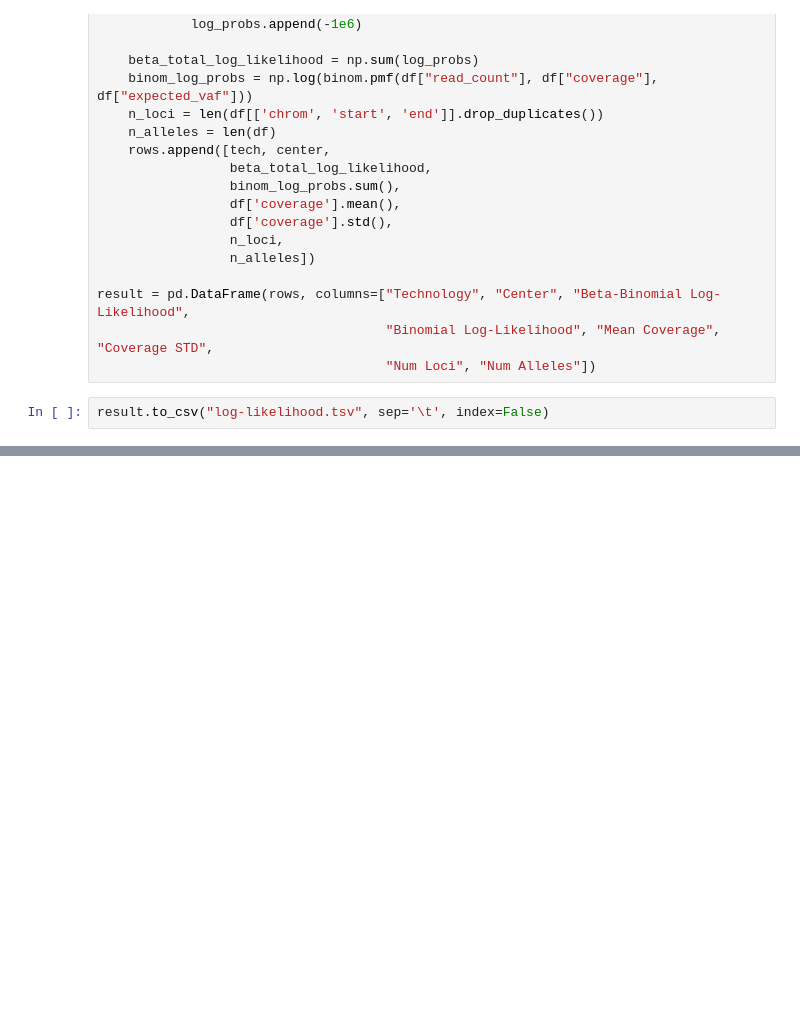
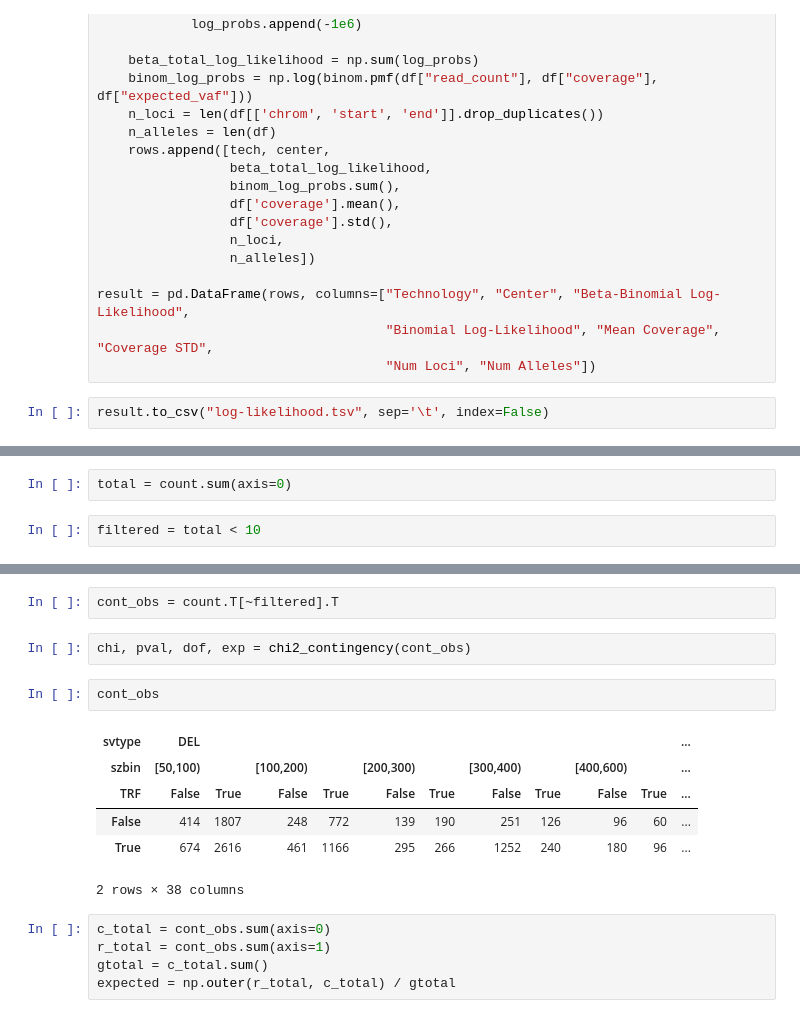
Before and after one commit to BCM-HGSC/SMaHT_MIMS, a Jupyter notebook: coverage_calculator/ModelingVAFx.ipynb, the cells around one changed output, grey strips where cells are left out. Cells and saved outputs as stored; diff of their text form; blank space fills up the shorter version.

```diff
--- a/coverage_calculator/ModelingVAFx.ipynb
+++ b/coverage_calculator/ModelingVAFx.ipynb
@@ -406,0 +417,4 @@ result.to_csv("log-likelihood.tsv", sep='\t', index=False)
+# %%
+total = count.sum(axis=0)
+# %%
+filtered = total < 10
@@ -406,0 +430,18 @@ result.to_csv("log-likelihood.tsv", sep='\t', index=False)
+# %%
+cont_obs = count.T[~filtered].T
+# %%
+chi, pval, dof, exp = chi2_contingency(cont_obs)
+# %%
+cont_obs
+# %% [output]
+| svtype | DEL |  |  |  |  |  |  |  |  |  | ... |
+| szbin | [50,100) |  | [100,200) |  | [200,300) |  | [300,400) |  | [400,600) |  | ... |
+| TRF | False | True | False | True | False | True | False | True | False | True | ... |
+| False | 414 | 1807 | 248 | 772 | 139 | 190 | 251 | 126 | 96 | 60 | ... |
+| True | 674 | 2616 | 461 | 1166 | 295 | 266 | 1252 | 240 | 180 | 96 | ... |
+2 rows × 38 columns
+# %%
+c_total = cont_obs.sum(axis=0)
+r_total = cont_obs.sum(axis=1)
+gtotal = c_total.sum()
+expected = np.outer(r_total, c_total) / gtotal
```
Also changed, not shown: parts of 11 cells of this notebook, 2 other files.
